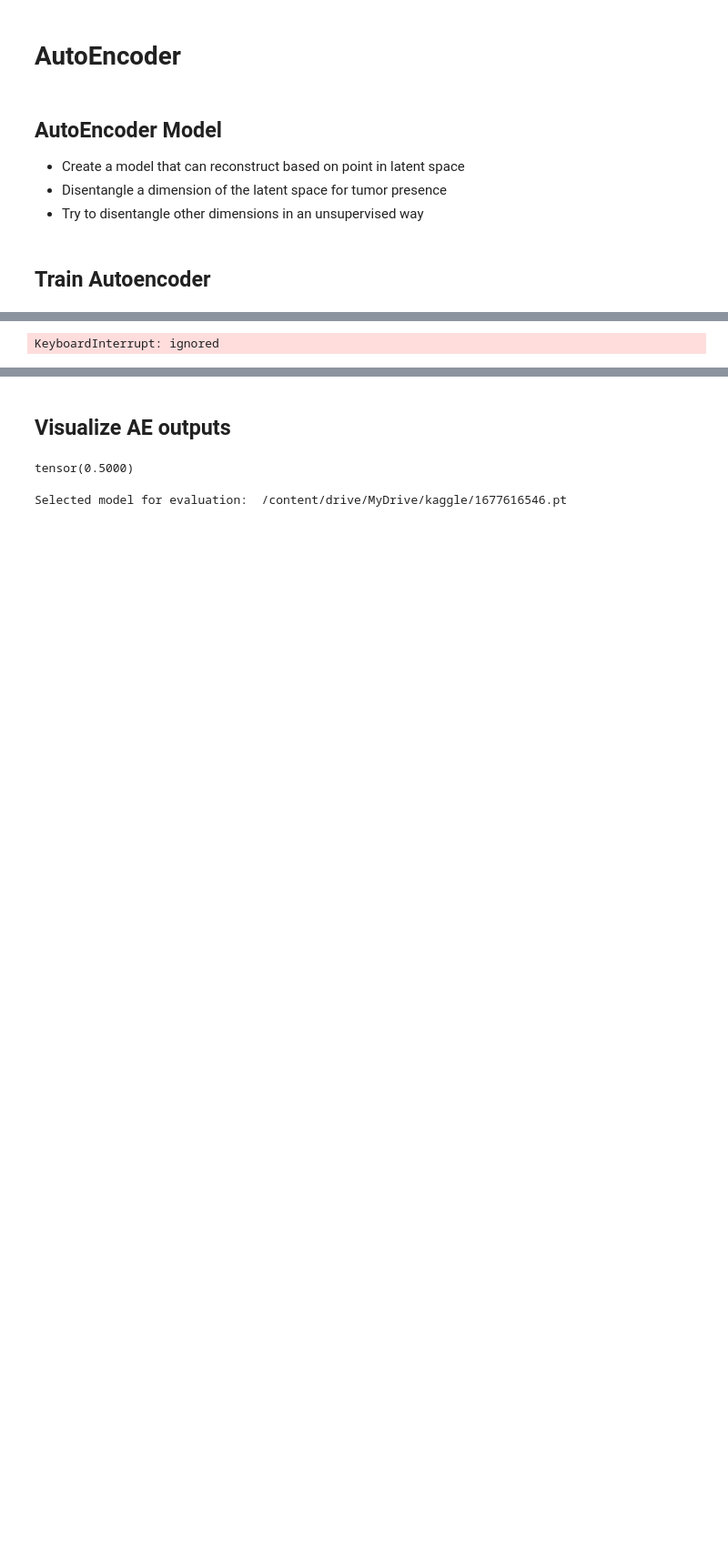
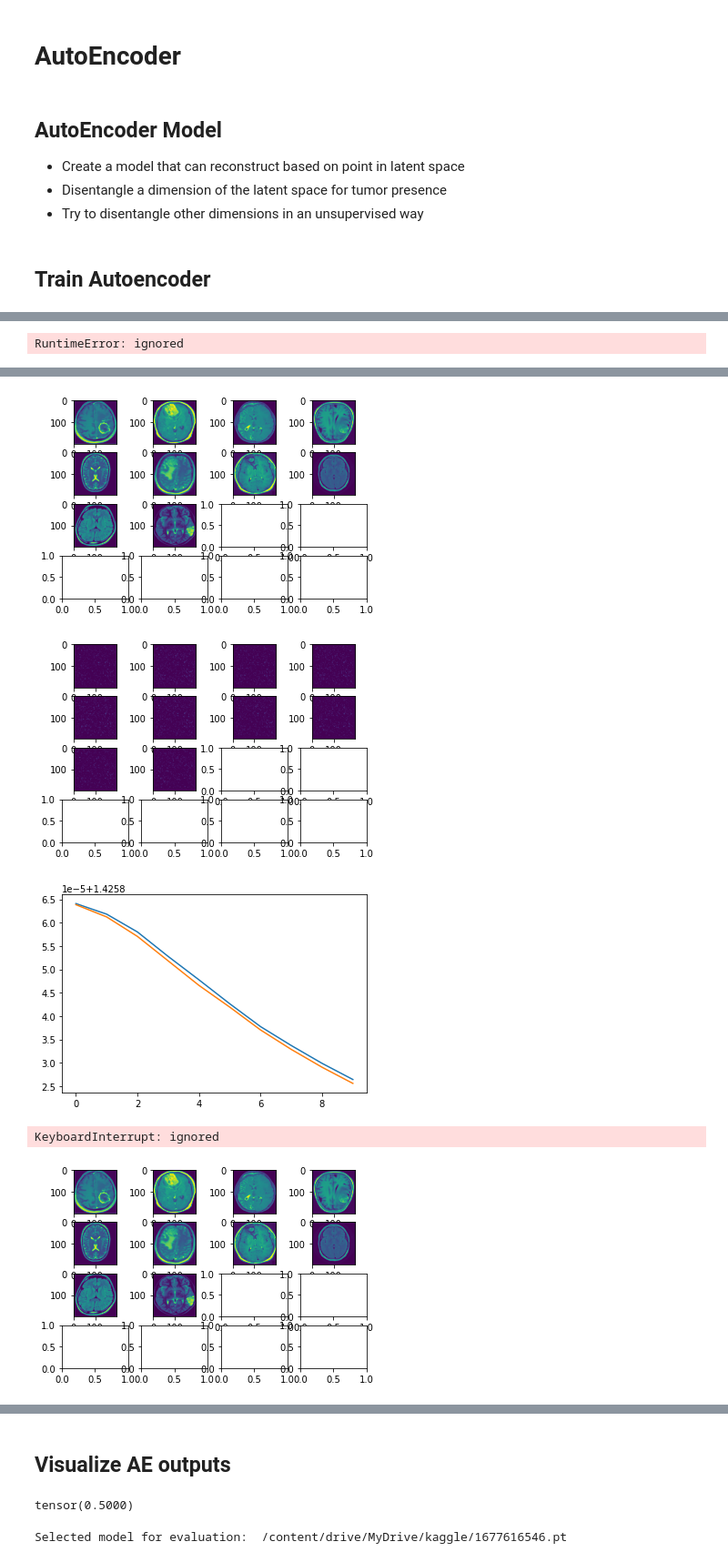
Before and after one commit to rhausman/brain_tumor_analysis, a Jupyter notebook: Tumor_Analysis.ipynb, the cells around one changed output, grey strips where cells are left out. Shown at 91% size. Drawn from its saved outputs; the diff is of its cells as text; code cells hidden in the pictures; blank space fills up the shorter version.

```diff
--- a/Tumor_Analysis.ipynb
+++ b/Tumor_Analysis.ipynb
@@ -495,3 +556,13 @@ Training model at  1677616546.pt
+# %%
+net = VAE()
+one_batch = next(iter(train_loader))[0]
+assert_vars_change(model=net,
+    loss_fn=nn.MSELoss(),
+    optim=torch.optim.Adam(net.parameters()),
+    batch=one_batch,
+    device = 'cpu')
+# %% [output]
+RuntimeError: ignored
 # %%
 net = VAE()
 loss_fxn = nn.MSELoss()
@@ -499,10 +570,13 @@ optimizer = optim.SGD(net.parameters(), lr=0.001, momentum=0.9) # weight_decay =
 
 train_losses = []
 test_losses = []
+
+one_batch = next(iter(train_loader))
+
 for epoch in range(epochs):
   net.train()
   running_loss = 0.
-  for i, batch in enumerate(train_loader):
+  for i, batch in enumerate([one_batch]): #enumerate(train_loader):
     X, y = batch
     optimizer.zero_grad()
     output = net(X)
@@ -510,11 +584,17 @@ for epoch in range(epochs):
     loss = loss_fxn(output, torch.squeeze(X))
     loss.backward() # retain_graph=True for multi losses?
     optimizer.step()
+
+    running_loss += loss.item()
+    """"""
     break # todo remove
 
     #print(f"Output: {output}, labels: {y}, loss: {loss.item()}")
     #stats
-    running_loss += loss.item()
+  """ TODO REMOVE """
+  if epoch % 5 != 0: # gotta remove these lines
+    continue
+
   # save model each epoch
   torch.save(net.state_dict(), save_path)
   train_losses.append(running_loss)
@@ -522,13 +602,18 @@ for epoch in range(epochs):
   net.eval()
   with torch.no_grad():
     test_loss = 0.
-    for i, val_batch in enumerate(test_loader):
+    for i, val_batch in enumerate([one_batch]): #enumerate(test_loader): # todo CHANGE THIS BACK
       X, y = val_batch
       output = net(X)
       output = torch.squeeze(output, 1)
       loss = loss_fxn(output, torch.squeeze(X))
       test_loss += loss.item()
     test_losses.append(test_loss)
+    """"""
+    #show_batch(X)
+    #show_batch(net.inference(X))
+    show_batch(batch[0]) # TODO REMOVE THESE 2 LINES
+    show_batch(net.inference(batch[0]))
 
   # Display output!
   clear_output(wait=True)
@@ -543 +628,5 @@ Epoch 14 train loss: 0.0
+[figure, added]
+[figure, added]
+[figure, added]
 KeyboardInterrupt: ignored
+[figure, added]
```
Also changed, not shown: parts of 17 cells of this notebook.
